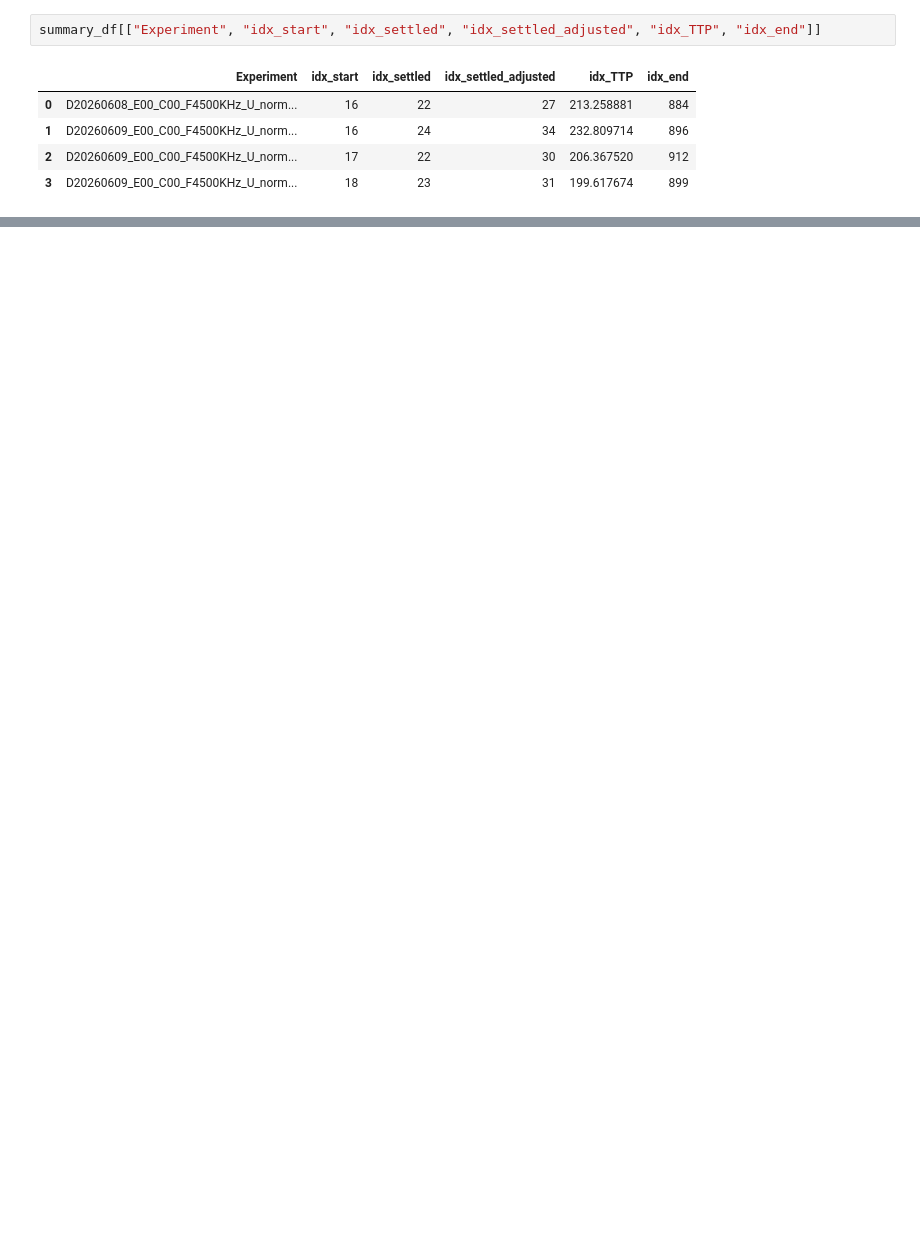
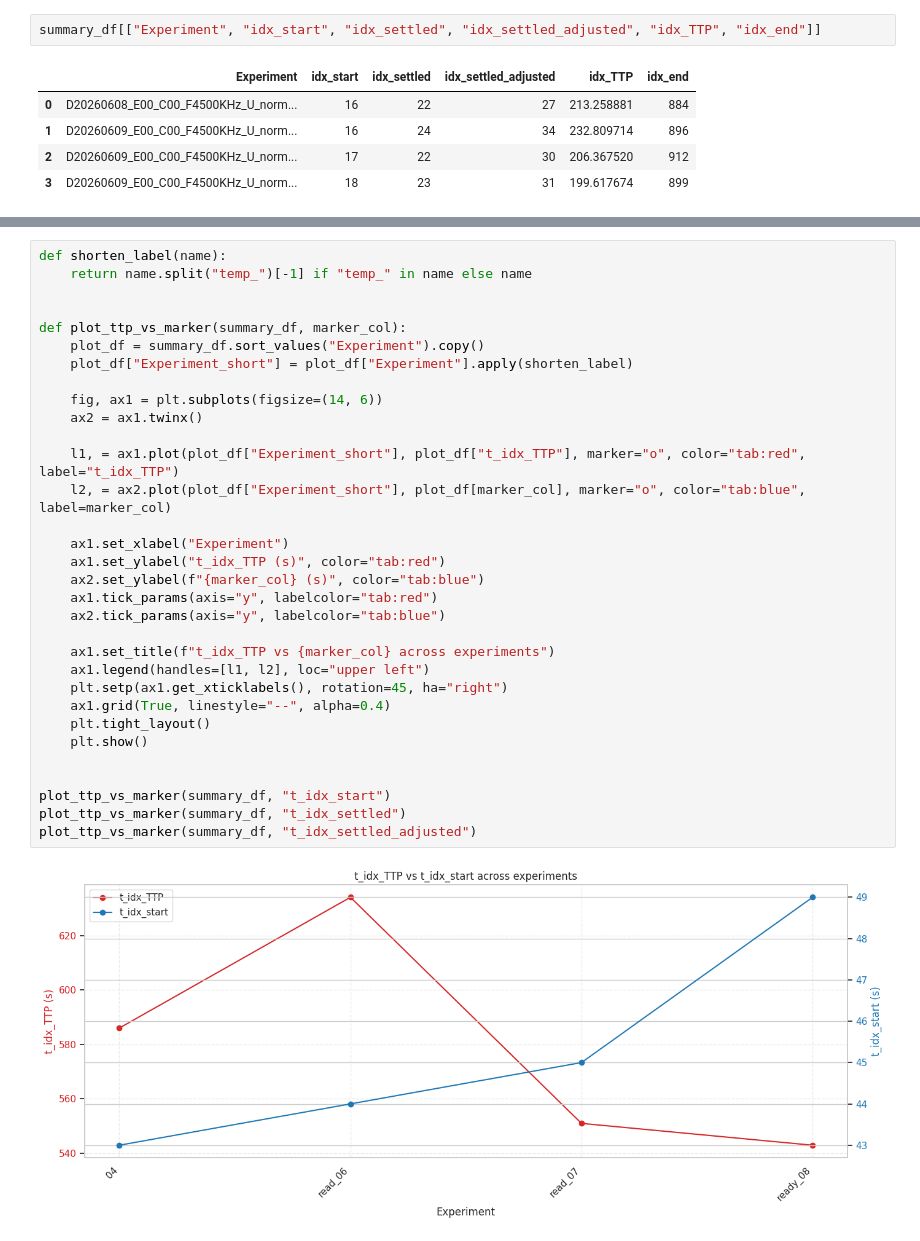
Before and after one commit to kautsarg/POC_DDM, a Jupyter notebook: gk_code/main/chip_timing_markers_analysis.ipynb, the cells around one changed output, grey strips where cells are left out. Cells and saved outputs as stored; diff of their text form; blank space fills up the shorter version.

```diff
--- a/gk_code/main/chip_timing_markers_analysis.ipynb
+++ b/gk_code/main/chip_timing_markers_analysis.ipynb
@@ -751,0 +752,34 @@ for exp_name in summary_df["Experiment"].unique():
+# %%
+def shorten_label(name):
+    return name.split("temp_")[-1] if "temp_" in name else name
+
+
+def plot_ttp_vs_marker(summary_df, marker_col):
+    plot_df = summary_df.sort_values("Experiment").copy()
+    plot_df["Experiment_short"] = plot_df["Experiment"].apply(shorten_label)
+
+    fig, ax1 = plt.subplots(figsize=(14, 6))
+    ax2 = ax1.twinx()
+
+    l1, = ax1.plot(plot_df["Experiment_short"], plot_df["t_idx_TTP"], marker="o", color="tab:red", label="t_idx_TTP")
+    l2, = ax2.plot(plot_df["Experiment_short"], plot_df[marker_col], marker="o", color="tab:blue", label=marker_col)
+
+    ax1.set_xlabel("Experiment")
+    ax1.set_ylabel("t_idx_TTP (s)", color="tab:red")
+    ax2.set_ylabel(f"{marker_col} (s)", color="tab:blue")
+    ax1.tick_params(axis="y", labelcolor="tab:red")
+    ax2.tick_params(axis="y", labelcolor="tab:blue")
+
+    ax1.set_title(f"t_idx_TTP vs {marker_col} across experiments")
+    ax1.legend(handles=[l1, l2], loc="upper left")
+    plt.setp(ax1.get_xticklabels(), rotation=45, ha="right")
+    ax1.grid(True, linestyle="--", alpha=0.4)
+    plt.tight_layout()
+    plt.show()
+
+
+plot_ttp_vs_marker(summary_df, "t_idx_start")
+plot_ttp_vs_marker(summary_df, "t_idx_settled")
+plot_ttp_vs_marker(summary_df, "t_idx_settled_adjusted")
+# %% [output]
+[figure, added]
```
Also changed, not shown: parts of 6 cells of this notebook, 5 other files.
